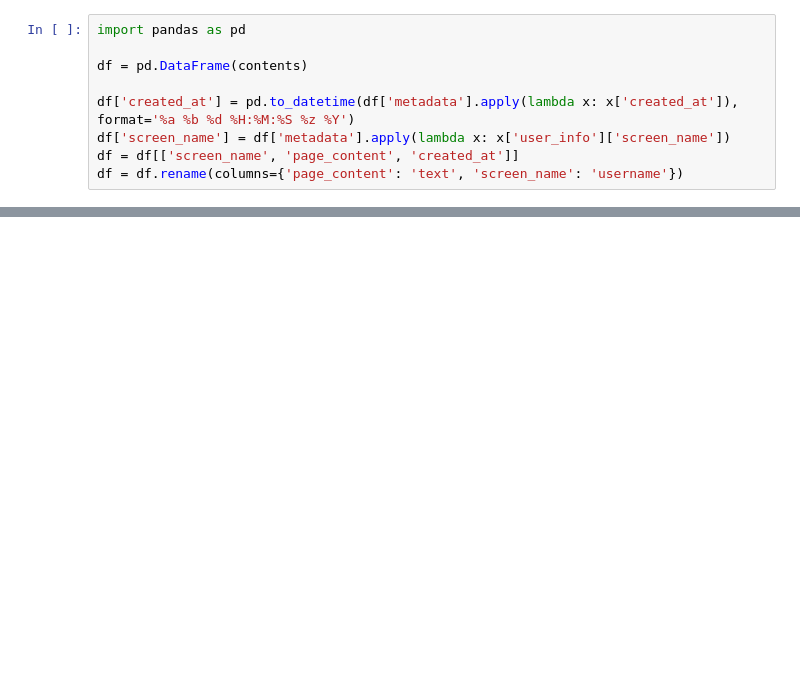
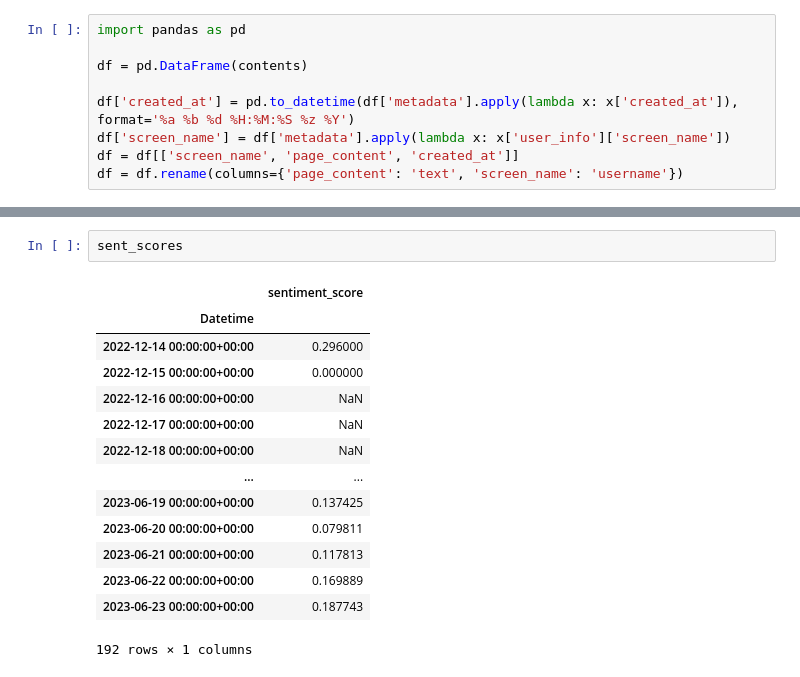
Before and after one commit to kozanakyel/KZ-Engine-Financial-AI-Assistant, a Jupyter notebook: twitter-sentiment/twitter-study.ipynb, the cells around one changed output, grey strips where cells are left out. Saved outputs shown, nothing was run; the diff lists cells and outputs as text; blank space fills up the shorter version.

```diff
--- a/twitter-sentiment/twitter-study.ipynb
+++ b/twitter-sentiment/twitter-study.ipynb
@@ -126,0 +194,17 @@ df
+# %%
+sent_scores
+# %% [output]
+|  | sentiment_score |
+| Datetime |  |
+| 2022-12-14 00:00:00+00:00 | 0.296000 |
+| 2022-12-15 00:00:00+00:00 | 0.000000 |
+| 2022-12-16 00:00:00+00:00 | NaN |
+| 2022-12-17 00:00:00+00:00 | NaN |
+| 2022-12-18 00:00:00+00:00 | NaN |
+| ... | ... |
+| 2023-06-19 00:00:00+00:00 | 0.137425 |
+| 2023-06-20 00:00:00+00:00 | 0.079811 |
+| 2023-06-21 00:00:00+00:00 | 0.117813 |
+| 2023-06-22 00:00:00+00:00 | 0.169889 |
+| 2023-06-23 00:00:00+00:00 | 0.187743 |
+192 rows × 1 columns
```
Also changed, not shown: parts of 10 cells of this notebook, 1 other file.
